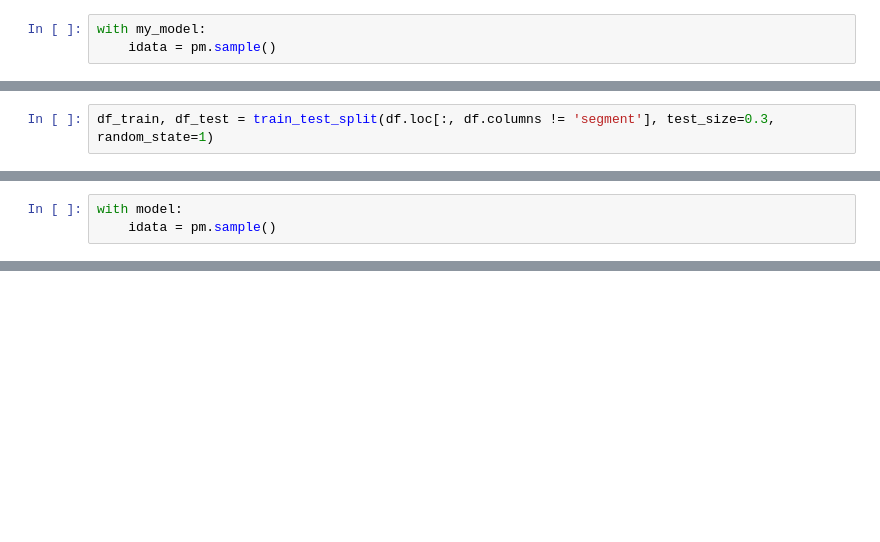
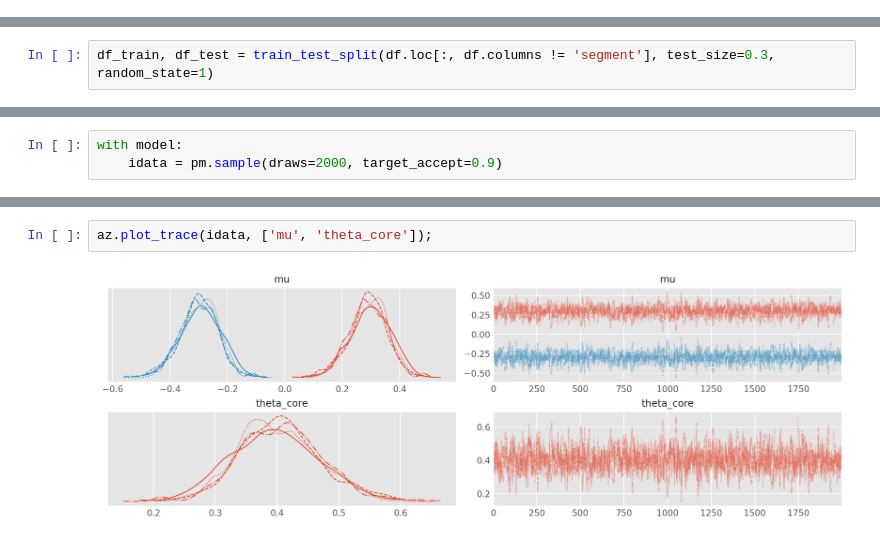
Before and after one commit to yukoga/cltv_contractual_with_jax, a Jupyter notebook: notebooks/pymc4 sandbox.ipynb, the cells around one changed output, grey strips where cells are left out. Saved outputs shown, nothing was run; the diff lists cells and outputs as text; blank space fills up the shorter version.

```diff
--- a/notebooks/pymc4 sandbox.ipynb
+++ b/notebooks/pymc4 sandbox.ipynb
@@ -131,3 +69,0 @@ with my_model:
-# %%
-with my_model:
-    idata = pm.sample()
@@ -235,4 +118,4 @@ with model:
 # %%
 with model:
-    idata = pm.sample()
+    idata = pm.sample(draws=2000, target_accept=0.9)
 # %% [output]
@@ -254,0 +130,4 @@ KeyboardInterrupt:
+# %%
+az.plot_trace(idata, ['mu', 'theta_core']);
+# %% [output]
+[figure, added]
```
Also changed, not shown: parts of 33 cells of this notebook, 6 other files.
